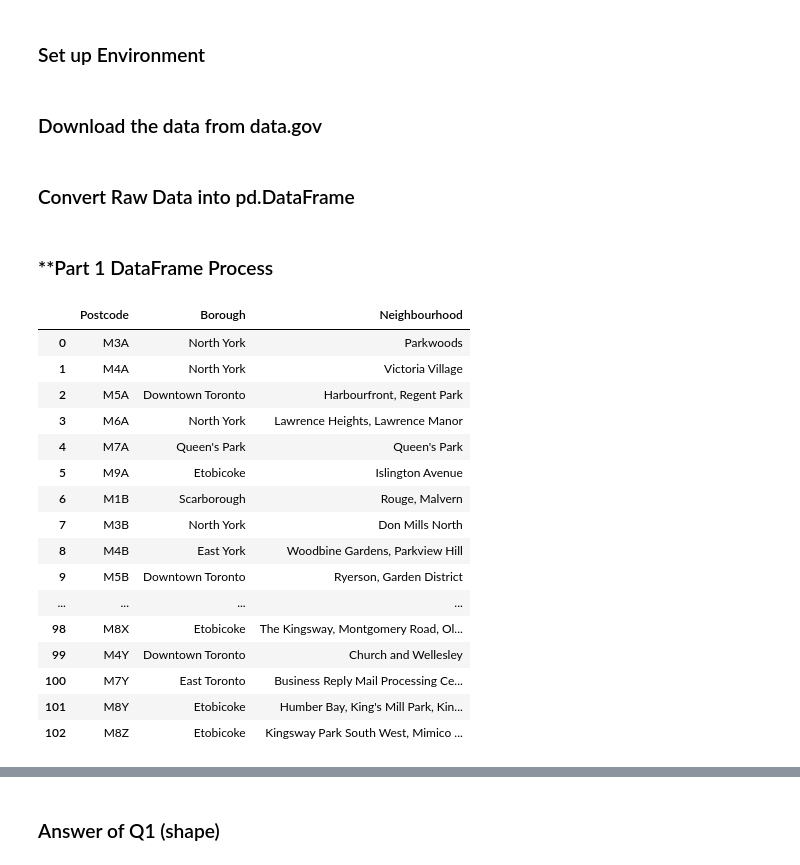
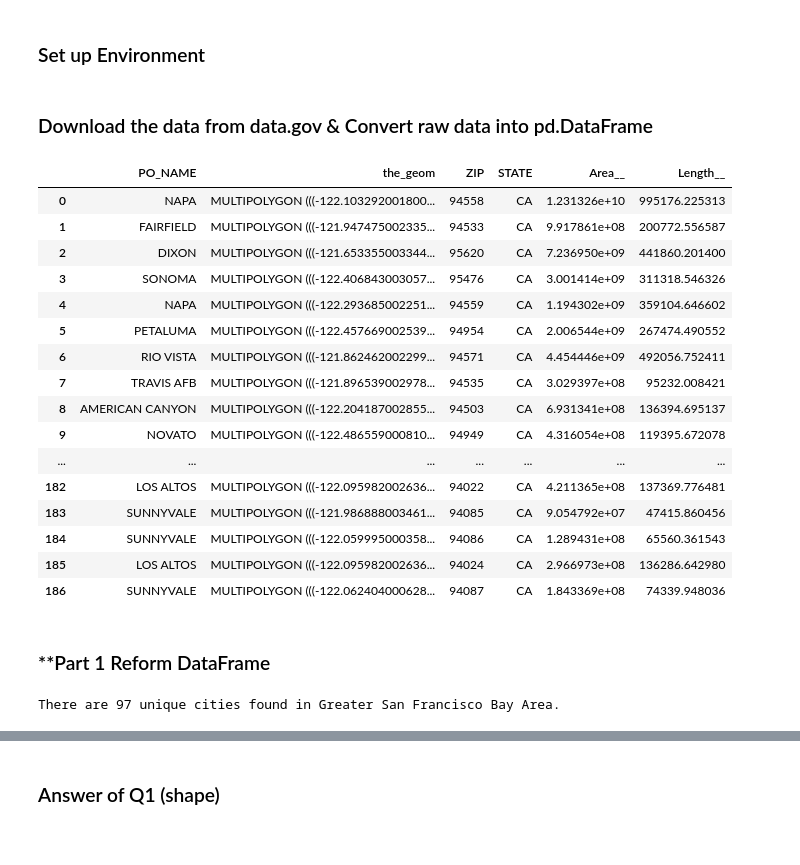
Before and after one commit to marsbluesun/public, a Jupyter notebook: Capstone_Final_Project.ipynb, the cells around one changed output, grey strips where cells are left out. Drawn from its saved outputs; the diff is of its cells as text; code cells hidden in the pictures.

```diff
--- a/Capstone_Final_Project.ipynb
+++ b/Capstone_Final_Project.ipynb
@@ -39,9 +37,5 @@ from bs4 import BeautifulSoup
 # %% [markdown]
-### Download the data from data.gov
+### Download the data from data.gov & Convert raw data into pd.DataFrame
 # %%
 url = 'https://data.sfgov.org/api/views/f9wk-m4qb/rows.csv?accessType=DOWNLOAD'
-soup = BeautifulSoup(url,'lxml')
-ziptb = soup.table
-#print(soup.prettify())
+data = pd.read_csv(url)
-# %% [markdown]
-### Convert Raw Data into pd.DataFrame
@@ -78,2 +42,22 @@ for col in df_raw.columns:
+# %%
+data
+# %% [output]
+|  | PO_NAME | the_geom | ZIP | STATE | Area__ | Length__ |
+| 0 | NAPA | MULTIPOLYGON (((-122.103292001800... | 94558 | CA | 1.231326e+10 | 995176.225313 |
+| 1 | FAIRFIELD | MULTIPOLYGON (((-121.947475002335... | 94533 | CA | 9.917861e+08 | 200772.556587 |
+| 2 | DIXON | MULTIPOLYGON (((-121.653355003344... | 95620 | CA | 7.236950e+09 | 441860.201400 |
+| 3 | SONOMA | MULTIPOLYGON (((-122.406843003057... | 95476 | CA | 3.001414e+09 | 311318.546326 |
+| 4 | NAPA | MULTIPOLYGON (((-122.293685002251... | 94559 | CA | 1.194302e+09 | 359104.646602 |
+| 5 | PETALUMA | MULTIPOLYGON (((-122.457669002539... | 94954 | CA | 2.006544e+09 | 267474.490552 |
+| 6 | RIO VISTA | MULTIPOLYGON (((-121.862462002299... | 94571 | CA | 4.454446e+09 | 492056.752411 |
+| 7 | TRAVIS AFB | MULTIPOLYGON (((-121.896539002978... | 94535 | CA | 3.029397e+08 | 95232.008421 |
+| 8 | AMERICAN CANYON | MULTIPOLYGON (((-122.204187002855... | 94503 | CA | 6.931341e+08 | 136394.695137 |
+| 9 | NOVATO | MULTIPOLYGON (((-122.486559000810... | 94949 | CA | 4.316054e+08 | 119395.672078 |
+| ... | ... | ... | ... | ... | ... | ... |
+| 182 | LOS ALTOS | MULTIPOLYGON (((-122.095982002636... | 94022 | CA | 4.211365e+08 | 137369.776481 |
+| 183 | SUNNYVALE | MULTIPOLYGON (((-121.986888003461... | 94085 | CA | 9.054792e+07 | 47415.860456 |
+| 184 | SUNNYVALE | MULTIPOLYGON (((-122.059995000358... | 94086 | CA | 1.289431e+08 | 65560.361543 |
+| 185 | LOS ALTOS | MULTIPOLYGON (((-122.095982002636... | 94024 | CA | 2.966973e+08 | 136286.642980 |
+| 186 | SUNNYVALE | MULTIPOLYGON (((-122.062404000628... | 94087 | CA | 1.843369e+08 | 74339.948036 |
 # %% [markdown]
-### **Part 1 DataFrame Process
+### **Part 1 Reform DataFrame
@@ -93,22 +64,25 @@ df.loc[df['Neighbourhood']=='Not assigned','Neighbourhood'] = df[df['Neighbourho
-# %%
-# output final dataframe
-df = df.reset_index(drop=True)
-df
-# %% [output]
-|  | Postcode | Borough | Neighbourhood |
-| 0 | M3A | North York | Parkwoods |
-| 1 | M4A | North York | Victoria Village |
-| 2 | M5A | Downtown Toronto | Harbourfront, Regent Park |
-| 3 | M6A | North York | Lawrence Heights, Lawrence Manor |
-| 4 | M7A | Queen's Park | Queen's Park |
-| 5 | M9A | Etobicoke | Islington Avenue |
-| 6 | M1B | Scarborough | Rouge, Malvern |
-| 7 | M3B | North York | Don Mills North |
-| 8 | M4B | East York | Woodbine Gardens, Parkview Hill |
-| 9 | M5B | Downtown Toronto | Ryerson, Garden District |
-| ... | ... | ... | ... |
-| 98 | M8X | Etobicoke | The Kingsway, Montgomery Road, Ol... |
-| 99 | M4Y | Downtown Toronto | Church and Wellesley |
-| 100 | M7Y | East Toronto | Business Reply Mail Processing Ce... |
-| 101 | M8Y | Etobicoke | Humber Bay, King's Mill Park, Kin... |
-| 102 | M8Z | Etobicoke | Kingsway Park South West, Mimico ... |
+# %%
+# Need to switch 'the_geom' into [latitude, longitude]; create area center as in 'latitude' and 'longitude' columns
+import re
+def extractFloat(temp):
+    output = re.findall(r"[-+]?\d*\.\d+|\d+", temp)
+    output = [float(i) for i in output]
+    return output
+
+geo = data["the_geom"].str.split("MULTIPOLYGON", n = 1, expand = True)[1]
+latitude  = []
+longitude = []
+for j in range(len(geo)):
+    lat  = []
+    long = []
+    lat  = extractFloat(geo[j])[1::2]
+    long = extractFloat(geo[j])[0::2]
+    latitude.append(np.array(lat).mean())
+    longitude.append(np.array(long).mean())
+
+data['latitude']  = latitude
+data['longitude'] = longitude
+city_ls           = data.PO_NAME.unique().tolist()
+print("There are {} unique cities found in Greater San Francisco Bay Area.".format(len(data.PO_NAME.unique())))
+# %% [output]
+There are 97 unique cities found in Greater San Francisco Bay Area.
```
Also changed, not shown: parts of 7 cells of this notebook.
